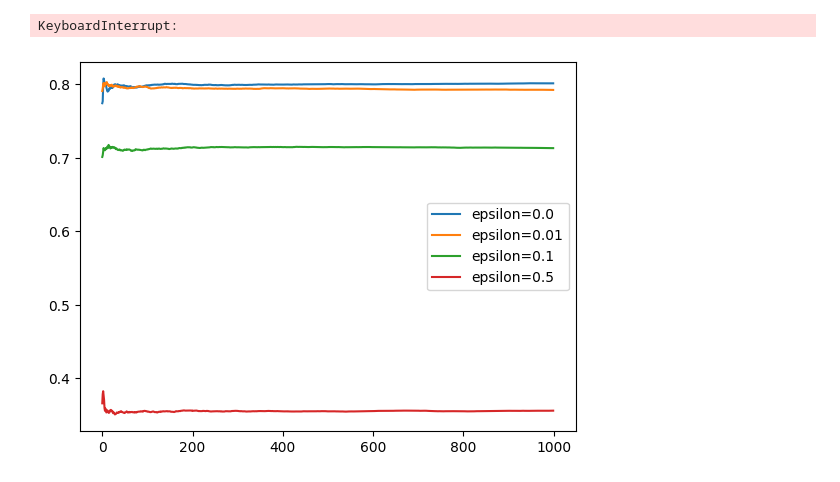
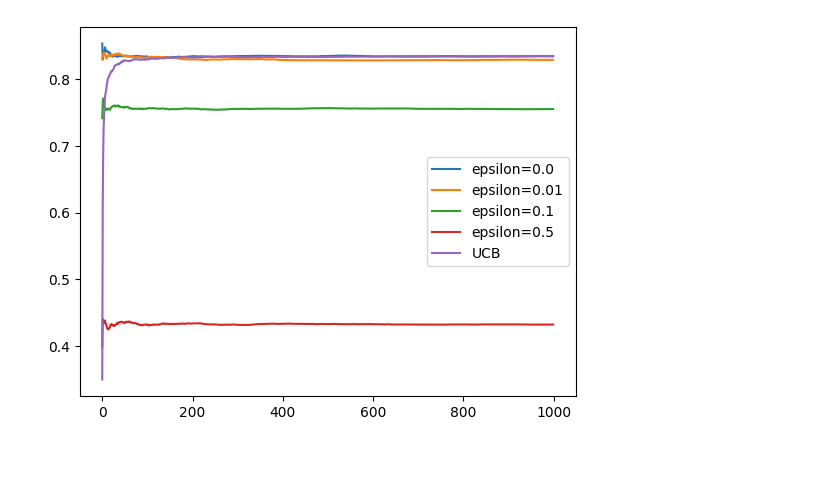
Before and after one commit to Hanifemam/reinforcement, a Jupyter notebook: chap2/k_armed.ipynb, the cells around one changed output. Cells and saved outputs as stored; diff of their text form; code cells hidden in the pictures.

Commit message:
Multi-armed-bandit UCB added

```diff
--- a/chap2/k_armed.ipynb
+++ b/chap2/k_armed.ipynb
@@ -54,30 +54,47 @@ def bandit(step_size=1000, epsilon=0.01):
         q = q + 1 / step * (r - q)
         q_step.append(q)
     return q_step
+# %%
+def UCB_bandit(step_size=1000, c=0.01):
+    step = 0
+    q = 1
+    q_step = []
+    N_a = np.ones_like(q_stars)
+    while step < step_size:
+        award_with_uncertainty = q_stars + c * np.sqrt(np.log(step) / N_a)
+        selected_action = np.argmax(award_with_uncertainty)
+        N_a[selected_action] = N_a[selected_action] + 1
+        r = np.random.normal(q_stars[selected_action], 1)
+        step += 1
+        q = q + 1 / step * (r - q)
+        q_step.append(q)
+    return q_step
 # %%
 q_step_00 = []
 q_step_01 = []
 q_step_1 = []
 q_step_5 = []
+q_step_ucb = []
 for i in range(2000):
     q_step_00.append(bandit(epsilon=0.0))
     q_step_01.append(bandit())
     q_step_1.append(bandit(epsilon=0.1))
     q_step_5.append(bandit(epsilon=0.5))
+    q_step_ucb.append(UCB_bandit())
 
 avg_q_step_00 = np.mean(q_step_00, axis=0)
 avg_q_step_01 = np.mean(q_step_01, axis=0)
 avg_q_step_1 = np.mean(q_step_1, axis=0)
 avg_q_step_5 = np.mean(q_step_5, axis=0)
+avg_q_step_ucb = np.mean(q_step_ucb, axis=0)
-# %% [output]
-KeyboardInterrupt:
 # %%
 avg_q_step_00 = np.mean(q_step_00, axis=0)
 plt.plot(avg_q_step_00, label="epsilon=0.0")
 plt.plot(avg_q_step_01, label="epsilon=0.01")
 plt.plot(avg_q_step_1, label="epsilon=0.1")
 plt.plot(avg_q_step_5, label="epsilon=0.5")
+plt.plot(avg_q_step_ucb, label="UCB")
 plt.legend()
 plt.show()
 # %% [output]
-[figure, old version]
+[figure, new version]
```
Also changed, not shown: parts of 2 cells of this notebook.
